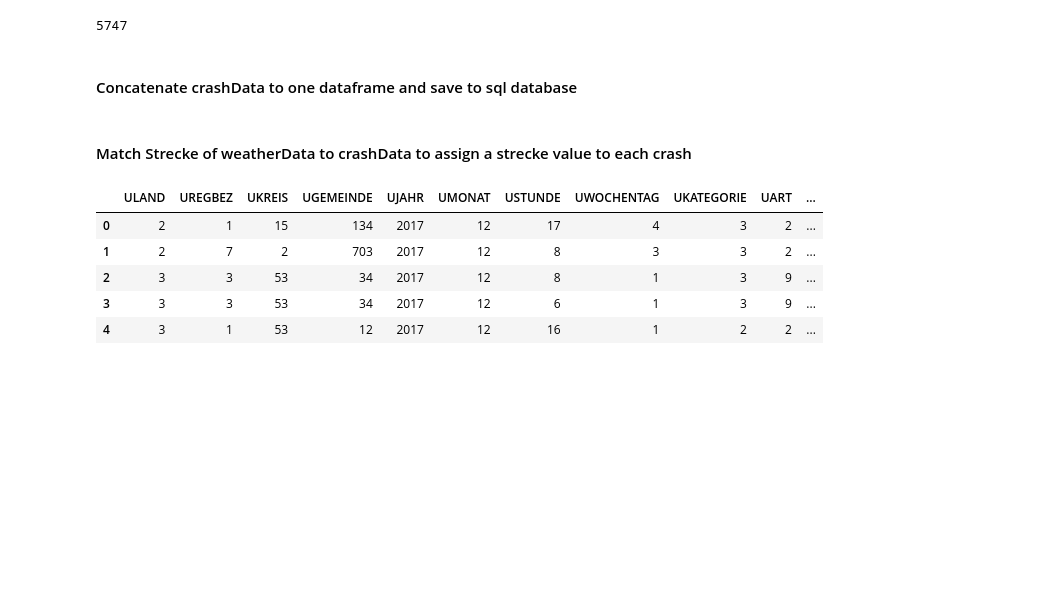
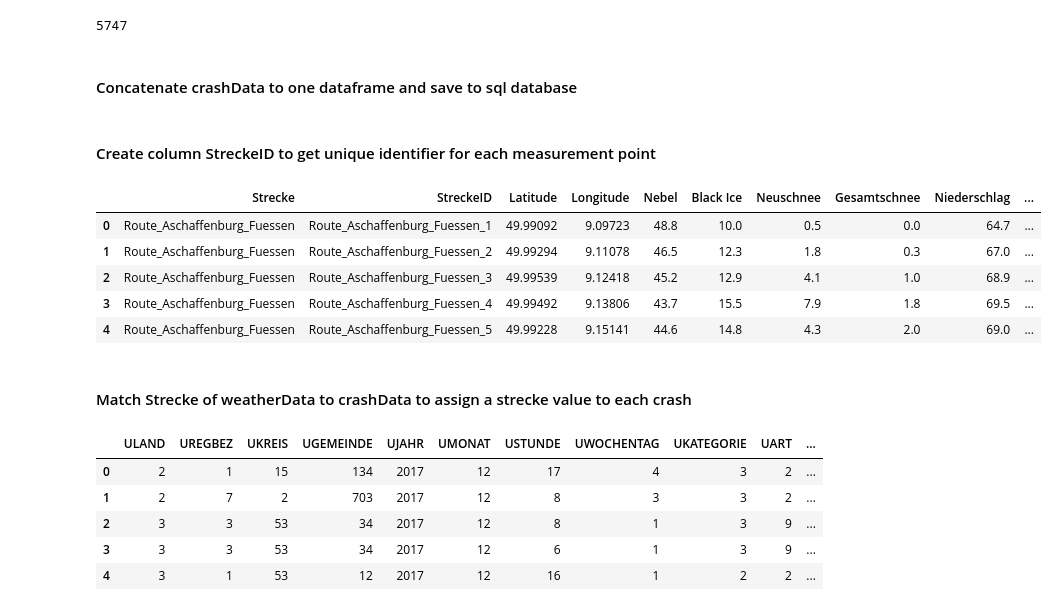
Before and after one commit to lifeoffelixt/2023-amse-he46pusa, a Jupyter notebook: data/filterDataPipeline.ipynb, the cells around one changed output. Cells and saved outputs as stored; diff of their text form; code cells hidden in the pictures; blank space fills up the shorter version.

Commit message:
Added unique Identifier for each weather_point

```diff
--- a/data/filterDataPipeline.ipynb
+++ b/data/filterDataPipeline.ipynb
@@ -166,6 +166,30 @@ crashData2019_nearby.to_sql('CrashData2019_nearby', 'sqlite:///data.sqlite', if_
 #### Concatenate crashData to one dataframe and save to sql database
 # %%
 crashData = pd.concat([crashData2017_nearby, crashData2018_nearby, crashData2019_nearby], ignore_index=True)
+# %% [markdown]
+#### Create column StreckeID to get unique identifier for each measurement point
+# %%
+# Generate artificial ID within each 'Strecke' group
+weatherData['UniqueID'] = weatherData.groupby('Strecke').cumcount() + 1
+
+# Create new column with values combining 'Strecke' and 'UniqueID'
+weatherData['StreckeID'] = weatherData['Strecke'] + '_' + weatherData['UniqueID'].astype(str)
+
+# Move 'StreckeID' column to the second position
+weatherData.insert(1, 'StreckeID', weatherData.pop('StreckeID'))
+
+# Drop the 'UniqueID' column
+weatherData.drop('UniqueID', axis=1, inplace=True)
+
+# Print the updated DataFrame
+weatherData.head()
+# %% [output]
+|  | Strecke | StreckeID | Latitude | Longitude | Nebel | Black Ice | Neuschnee | Gesamtschnee | Niederschlag | ... |
+| 0 | Route_Aschaffenburg_Fuessen | Route_Aschaffenburg_Fuessen_1 | 49.99092 | 9.09723 | 48.8 | 10.0 | 0.5 | 0.0 | 64.7 | ... |
+| 1 | Route_Aschaffenburg_Fuessen | Route_Aschaffenburg_Fuessen_2 | 49.99294 | 9.11078 | 46.5 | 12.3 | 1.8 | 0.3 | 67.0 | ... |
+| 2 | Route_Aschaffenburg_Fuessen | Route_Aschaffenburg_Fuessen_3 | 49.99539 | 9.12418 | 45.2 | 12.9 | 4.1 | 1.0 | 68.9 | ... |
+| 3 | Route_Aschaffenburg_Fuessen | Route_Aschaffenburg_Fuessen_4 | 49.99492 | 9.13806 | 43.7 | 15.5 | 7.9 | 1.8 | 69.5 | ... |
+| 4 | Route_Aschaffenburg_Fuessen | Route_Aschaffenburg_Fuessen_5 | 49.99228 | 9.15141 | 44.6 | 14.8 | 4.3 | 2.0 | 69.0 | ... |
 # %% [markdown]
 #### Match Strecke of weatherData to crashData to assign a strecke value to each crash
 # %%
```
Also changed, not shown: parts of 3 cells of this notebook.
